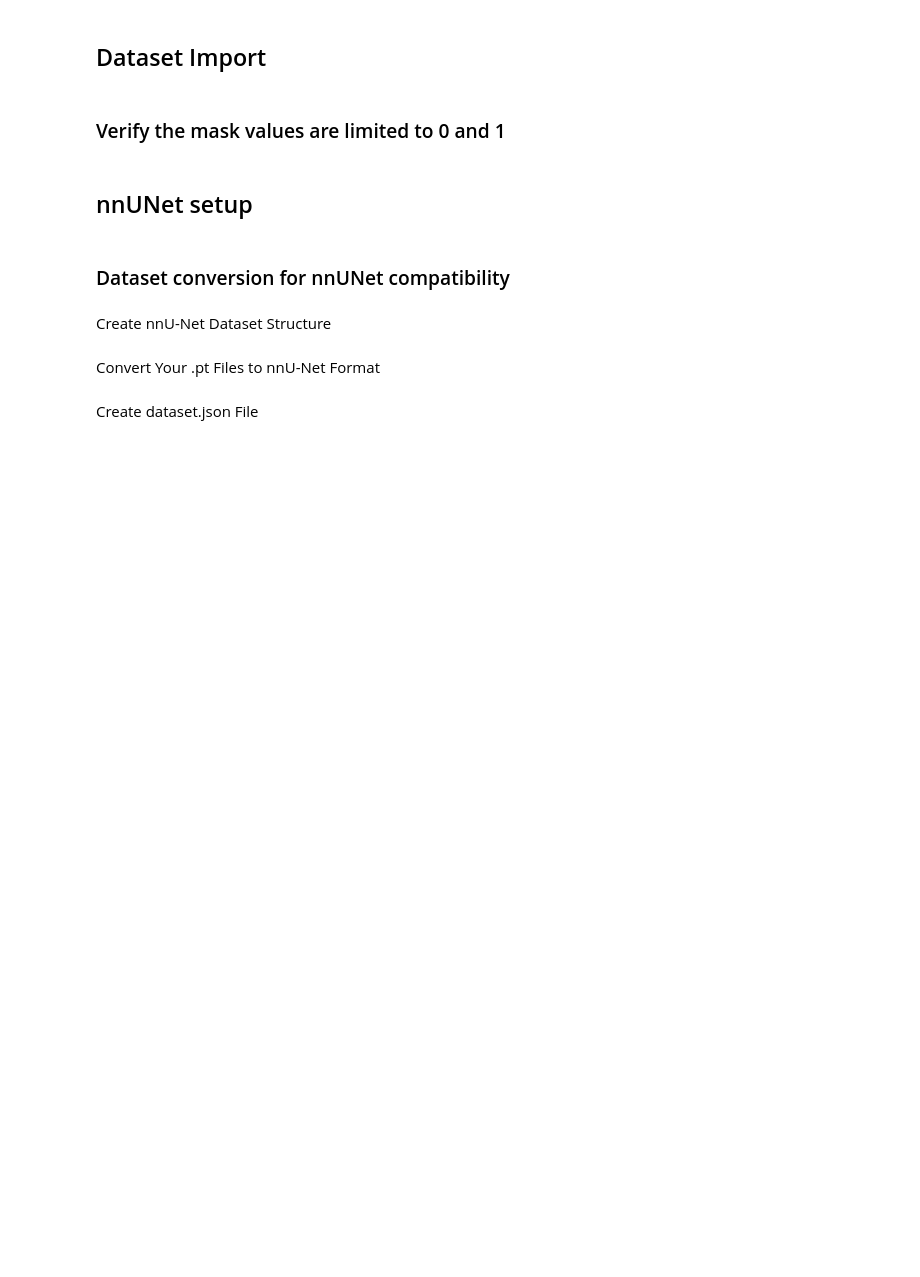
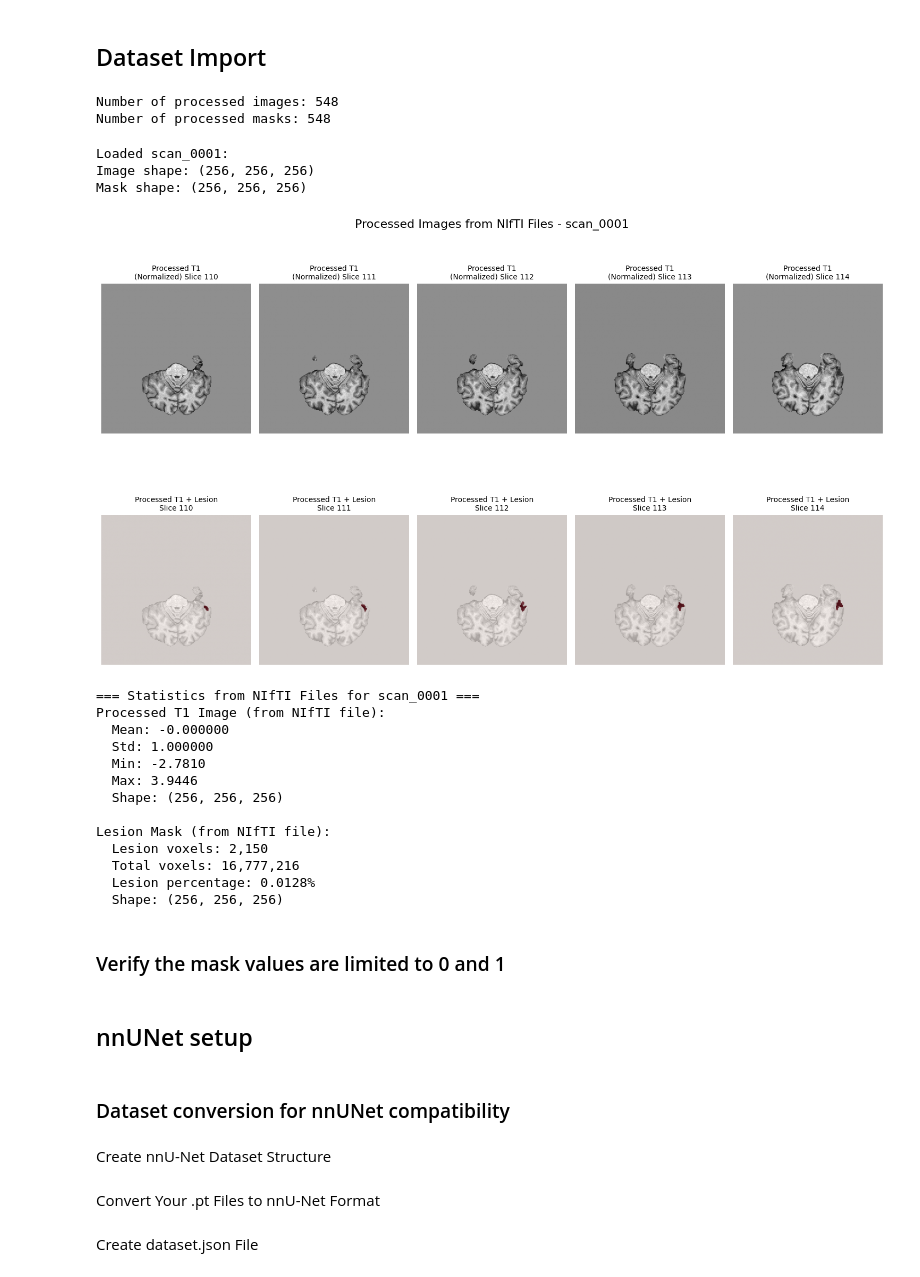
Before and after one commit to shadabtanjeed/tbi-lesion-segmentation, a Jupyter notebook: Notebooks/v2/aims_nn_unet.ipynb, the cells around one changed output. Drawn from its saved outputs; the diff is of its cells as text; code cells hidden in the pictures; blank space fills up the shorter version.

```diff
--- a/Notebooks/v2/aims_nn_unet.ipynb
+++ b/Notebooks/v2/aims_nn_unet.ipynb
@@ -47,47 +82,37 @@ import json
 # %% [markdown]
 ## Dataset Import
 # %%
-processed_data_dir = "E:\\AIMS_Data\\final_processed_data\\final_processed_data\\pytorch_individual"
 
-images_dir = os.path.join(processed_data_dir, "images")
-masks_dir = os.path.join(processed_data_dir, "masks")
-metadata_dir = os.path.join(processed_data_dir, "metadata")
+images_dir = r"E:\AIMS_Data\normalized_T1_scans"
+masks_dir = r"E:\AIMS_Data\resampled_1mm_Lesion_masks"
+
 
 # print number of files in processed images and masks
 print(f"Number of processed images: {len(os.listdir(images_dir))}")
 print(f"Number of processed masks: {len(os.listdir(masks_dir))}")
+# %% [output]
+Number of processed images: 548
+Number of processed masks: 548
 # %%
 # Define scan parameters
 scan_id = 'scan_0001'
 start_slice = 110
 num_slices = 5
 
-# Load the .pt files
-image_path = os.path.join(images_dir, f"{scan_id}_image.pt")
-mask_path = os.path.join(masks_dir, f"{scan_id}_mask.pt")
-metadata_path = os.path.join(metadata_dir, f"{scan_id}_metadata.json")
+# Load the .nii.gz files
+image_path = os.path.join(images_dir, f"{scan_id}_T1_normalized.nii.gz")
+mask_path = os.path.join(masks_dir, f"{scan_id}_Lesion_resampled_1mm.nii.gz")
 
-# Load image tensor
-image_data = torch.load(image_path, map_location='cpu')
-image_tensor = image_data['image']  # Shape: [1, H, W, D]
+# Load image and mask using nibabel
+image_nii = nib.load(image_path)
+mask_nii = nib.load(mask_path)
 
-# Load mask tensor
-mask_data = torch.load(mask_path, map_location='cpu')
-mask_tensor = mask_data['mask']  # Shape: [1, H, W, D]
-
-# Load metadata
-with open(metadata_path, 'r') as f:
-    metadata = json.load(f)
-
-# Remove channel dimension for visualization: [H, W, D]
-image_array = image_tensor.squeeze(0).numpy()
-mask_array = mask_tensor.squeeze(0).numpy()
+image_array = image_nii.get_fdata().astype(np.float32)
+mask_array = mask_nii.get_fdata().astype(np.uint8)
 
 print(f"Loaded {scan_id}:")
-print(f"Image tensor shape: {image_tensor.shape}")
-print(f"Mask tensor shape: {mask_tensor.shape}")
-print(f"Has lesion: {metadata['statistics']['has_lesion']}")
-print(f"Lesion voxels: {metadata['statistics']['lesion_voxels']:,}")
+print(f"Image shape: {image_array.shape}")
+print(f"Mask shape: {mask_array.shape}")
 
 # Create visualization
 fig, axes = plt.subplots(2, num_slices, figsize=(num_slices * 3, 10))
@@ -118,43 +143,61 @@ for i in range(num_slices):
     if np.any(mask_slice > 0):  # Only overlay if there are lesions in this slice
         axes[1, i].imshow(mask_slice, cmap='Reds', alpha=0.6, origin='lower')
     axes[1, i].set_title(f'Processed T1 + Lesion\nSlice {slice_idx}', fontsize=10)
     axes[1, i].axis('off')
 
 plt.tight_layout()
-plt.suptitle(f'Processed Images from .pt Files - {scan_id}', fontsize=16, y=0.98)
+plt.suptitle(f'Processed Images from NIfTI Files - {scan_id}', fontsize=16, y=0.98)
 plt.show()
 
 # Print intensity statistics
-print(f"\n=== Statistics from .pt Files for {scan_id} ===")
+print(f"\n=== Statistics from NIfTI Files for {scan_id} ===")
 
 # Image stats (brain voxels only)
 brain_mask = image_array != 0  # Background is 0 after normalization
 brain_voxels = image_array[brain_mask]
 
-print("Processed T1 Image (from .pt file):")
+print("Processed T1 Image (from NIfTI file):")
 print(f"  Mean: {np.mean(brain_voxels):.6f}")
 print(f"  Std: {np.std(brain_voxels):.6f}")
 print(f"  Min: {np.min(brain_voxels):.4f}")
 print(f"  Max: {np.max(brain_voxels):.4f}")
 print(f"  Shape: {image_array.shape}")
 
 # Lesion statistics
 lesion_voxels = np.count_nonzero(mask_array)
 total_voxels = mask_array.size
 lesion_percentage = (lesion_voxels / total_voxels) * 100
 
-print(f"\nLesion Mask (from .pt file):")
+print(f"\nLesion Mask (from NIfTI file):")
 print(f"  Lesion voxels: {lesion_voxels:,}")
 print(f"  Total voxels: {total_voxels:,}")
 print(f"  Lesion percentage: {lesion_percentage:.4f}%")
 print(f"  Shape: {mask_array.shape}")
 
-# Metadata statistics
-print(f"\nMetadata Statistics:")
-print(f"  Brain voxels: {metadata['statistics']['brain_voxels']:,}")
-print(f"  Brain mean: {metadata['statistics']['brain_mean']:.6f}")
-print(f"  Brain std: {metadata['statistics']['brain_std']:.6f}")
-print(f"  Image range: [{metadata['statistics']['image_range'][0]:.4f}, {metadata['statistics']['image_range'][1]:.4f}]")
+# If you have metadata, you can print it here (optional)
+# print(f"\nMetadata Statistics:")
+# print(f"  Brain voxels: ...")
+# print(f"  Brain mean: ...")
+# print(f"  Brain std: ...")
+# print(f"
+# %% [output]
+Loaded scan_0001:
+Image shape: (256, 256, 256)
+Mask shape: (256, 256, 256)
+[figure, added]
+=== Statistics from NIfTI Files for scan_0001 ===
+Processed T1 Image (from NIfTI file):
+  Mean: -0.000000
+  Std: 1.000000
+  Min: -2.7810
+  Max: 3.9446
+  Shape: (256, 256, 256)
+
+Lesion Mask (from NIfTI file):
+  Lesion voxels: 2,150
+  Total voxels: 16,777,216
+  Lesion percentage: 0.0128%
+  Shape: (256, 256, 256)
 # %% [markdown]
 ### Verify the mask values are limited to 0 and 1
 # %%
```
Also changed, not shown: parts of 3 cells of this notebook.
